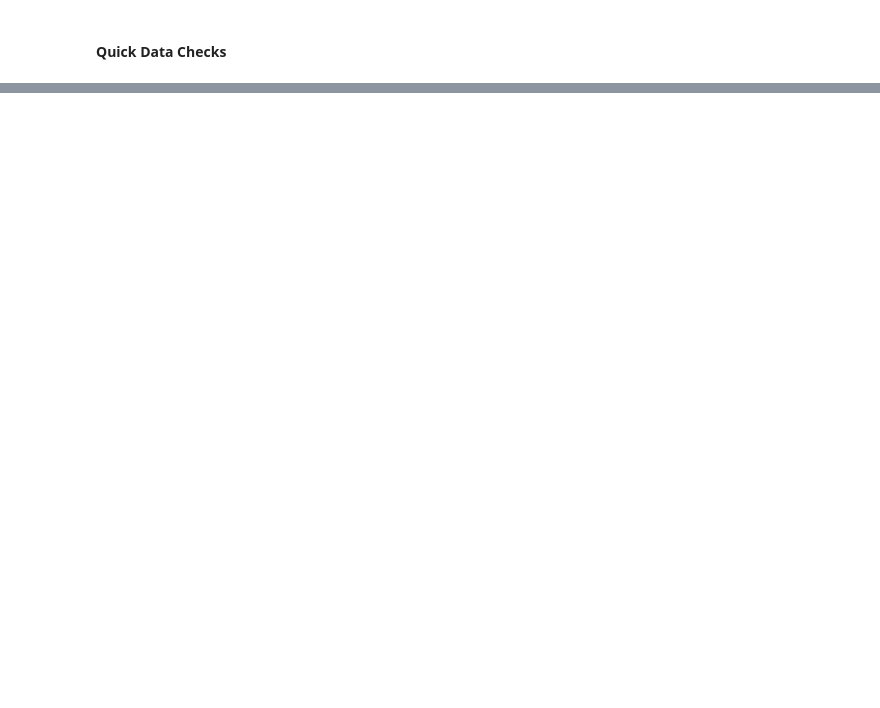
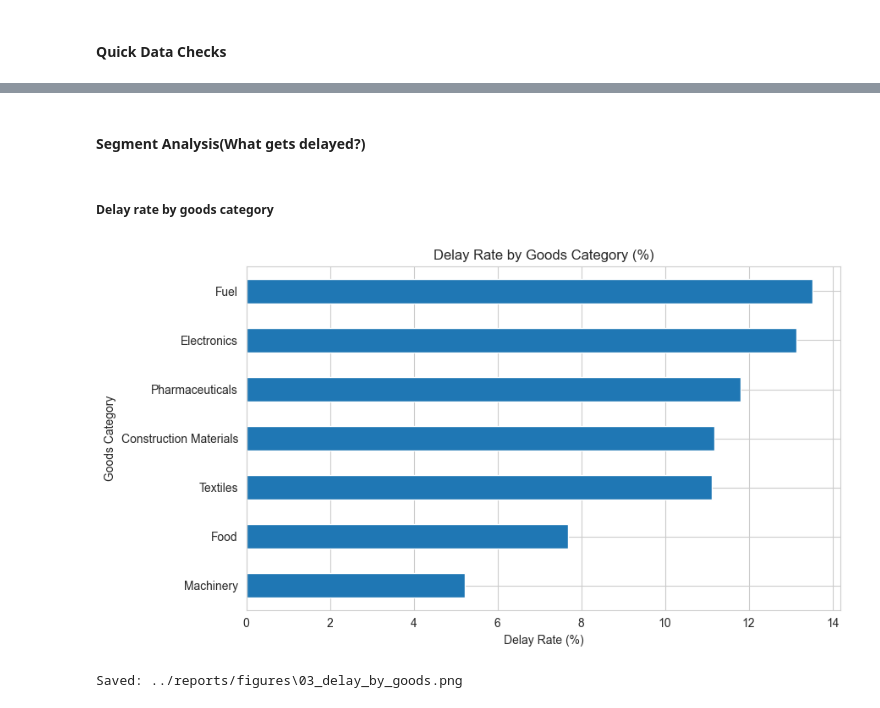
Before and after one commit to Wandera-Martin/trade-corridor-analytics, a Jupyter notebook: notebooks/03_eda_analysis.ipynb, the cells around one changed output, grey strips where cells are left out. Drawn from its saved outputs; the diff is of its cells as text; code cells hidden in the pictures; blank space fills up the shorter version.

```diff
--- a/notebooks/03_eda_analysis.ipynb
+++ b/notebooks/03_eda_analysis.ipynb
@@ -89,0 +168,29 @@ Delay rate (%): 10.7
+# %% [markdown]
+#### Segment Analysis(What gets delayed?)
+# %% [markdown]
+##### Delay rate by goods category
+# %%
+# -----------------------------
+# Delay rate by goods
+# -----------------------------
+delay_by_goods = (
+    df.groupby("goods_category")["is_delayed"]
+      .mean()
+      .sort_values(ascending=True) * 100
+)
+
+plt.figure(figsize=(9, 5))
+delay_by_goods.plot(kind="barh")
+plt.title("Delay Rate by Goods Category (%)")
+plt.xlabel("Delay Rate (%)")
+plt.ylabel("Goods Category")
+plt.tight_layout()
+
+out_path = os.path.join(FIGURES_DIR, "03_delay_by_goods.png")
+plt.savefig(out_path, dpi=200)
+plt.show()
+
+print("Saved:", out_path)
+# %% [output]
+[figure, added]
+Saved: ../reports/figures\03_delay_by_goods.png
```
Also changed, not shown: parts of 47 cells of this notebook, 2 other files.
